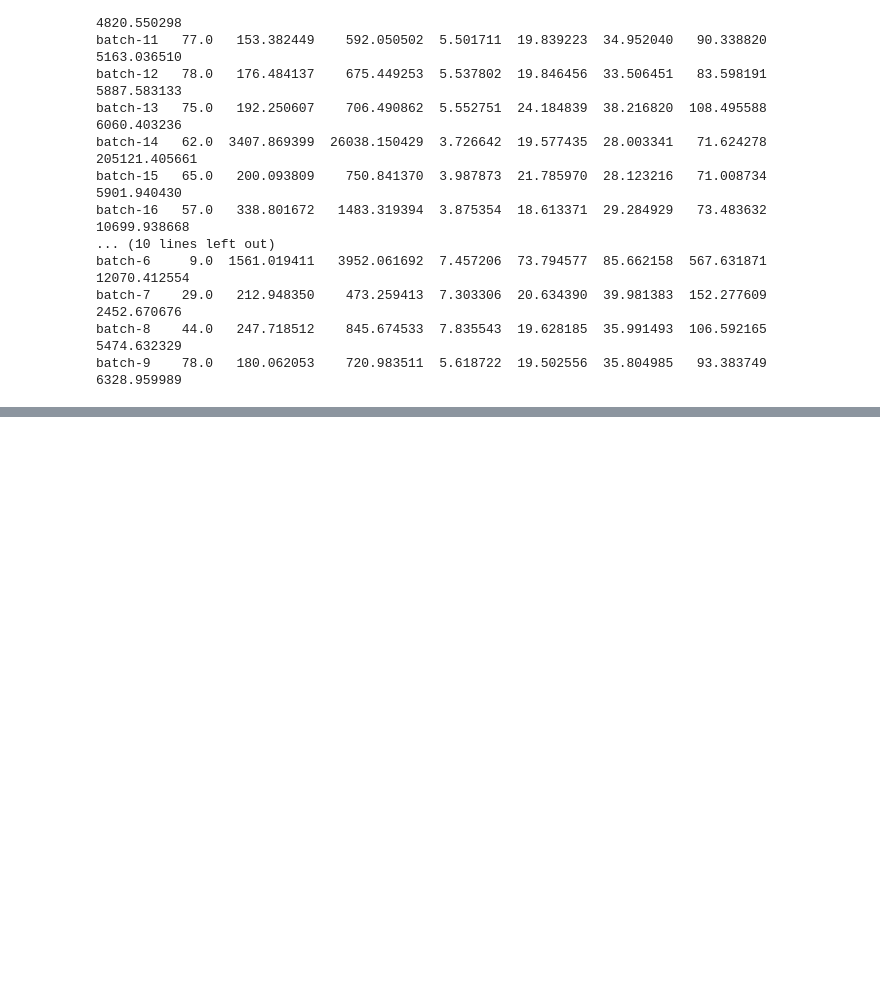
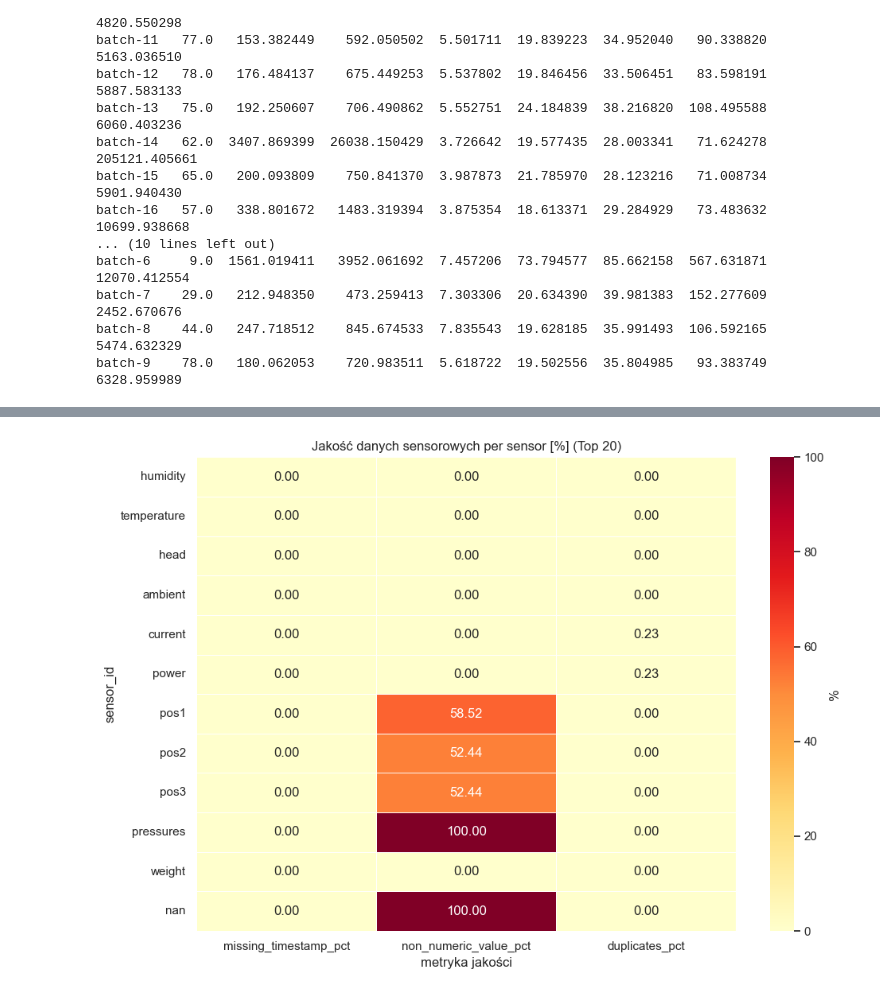
Before and after one commit to midusza04/MAPB, a Jupyter notebook: milestone1_cotton_candy_fixed.ipynb, the cells around one changed output, grey strips where cells are left out. Saved outputs shown, nothing was run; the diff lists cells and outputs as text; code cells hidden in the pictures; blank space fills up the shorter version.

Commit message:
milestone1

```diff
--- a/milestone1_cotton_candy_fixed.ipynb
+++ b/milestone1_cotton_candy_fixed.ipynb
@@ -838,8 +1018,13 @@ if case_events and case_min_ts:
 # Boxplot: rozkład czasu trwania case per batch
 if not durations_series.empty and case_batch:
     # Zbuduj DataFrame z duration per batch używając case_batch
+    duration_map = {
+        k: (case_max_ts[k] - case_min_ts[k]).total_seconds()
+        for k in case_events
+        if k in case_min_ts and k in case_max_ts
+    }
     df_batch_duration_list = []
-    for case_key, duration_sec in zip(case_events.keys(), durations_series):
+    for case_key, duration_sec in duration_map.items():
         batch_name = case_batch.get(case_key, "unknown")
         df_batch_duration_list.append({"batch": batch_name, "duration_sec": duration_sec})
 
@@ -885,0 +1504,86 @@ batch-9    78.0   180.062053    720.983511  5.618722  19.502556  35.804985   93.
+# %%
+# 11. Heatmapa jakości sensorów i eksport CSV
+export_dir = BASE_DIR / "reports" / "milestone1"
+export_dir.mkdir(parents=True, exist_ok=True)
+
+if "df_sensors" not in globals() or df_sensors.empty:
+    raise ValueError("Brak df_sensors. Uruchom najpierw sekcję 8 (komórka 20).")
+
+# Upewniamy się, że kolumny pomocnicze istnieją
+if "sensor_value_num_clean" not in df_sensors.columns:
+    df_sensors["sensor_value_num_clean"] = pd.to_numeric(df_sensors["sensor_value_num"], errors="coerce")
+
+df_sensors_local = df_sensors.copy()
+df_sensors_local["sensor_id"] = df_sensors_local["sensor_id"].astype(str).str.strip()
+df_sensors_local.loc[df_sensors_local["sensor_id"].isin(["", "None", "nan"]), "sensor_id"] = np.nan
+
+sensor_quality = (
+    df_sensors_local.groupby("sensor_id", dropna=False)
+    .agg(
+        records=("sensor_id", "size"),
+        missing_timestamp=("sensor_timestamp", lambda s: s.isna().sum()),
+        non_numeric_value=("sensor_value_num_clean", lambda s: s.isna().sum()),
+    )
+    .sort_values("records", ascending=False)
+)
+
+sensor_quality["missing_timestamp_pct"] = (sensor_quality["missing_timestamp"] / sensor_quality["records"] * 100).round(2)
+sensor_quality["non_numeric_value_pct"] = (sensor_quality["non_numeric_value"] / sensor_quality["records"] * 100).round(2)
+
+dup_series = (
+    df_sensors_local["case_id"].astype(str)
+    + "|" + df_sensors_local["sensor_id"].astype(str)
+    + "|" + df_sensors_local["sensor_timestamp"].astype(str)
+    + "|" + df_sensors_local["sensor_value_raw"].map(lambda x: repr(x))
+    + "|" + df_sensors_local["file_name"].astype(str)
+)
+is_dup = dup_series.duplicated()
+dup_per_sensor = df_sensors_local.loc[is_dup].groupby("sensor_id").size()
+sensor_quality["duplicates"] = dup_per_sensor
+sensor_quality["duplicates"] = sensor_quality["duplicates"].fillna(0).astype(int)
+sensor_quality["duplicates_pct"] = (sensor_quality["duplicates"] / sensor_quality["records"] * 100).round(2)
+
+heat_df = sensor_quality.head(20)[["missing_timestamp_pct", "non_numeric_value_pct", "duplicates_pct"]]
+plt.figure(figsize=(10, 7))
+sns.heatmap(heat_df, annot=True, fmt=".2f", cmap="YlOrRd", linewidths=0.5, cbar_kws={"label": "%"})
+plt.title("Jakość danych sensorowych per sensor [%] (Top 20)")
+plt.xlabel("metryka jakości")
+plt.ylabel("sensor_id")
+plt.tight_layout()
+plt.show()
+
+summary_df = pd.DataFrame([
+    {
+        "liczba_zdarzen": len(df_events),
+        "liczba_przypadkow": df_events["case_id"].nunique() if "case_id" in df_events.columns else np.nan,
+        "liczba_aktywnosci": df_events["activity"].nunique() if "activity" in df_events.columns else np.nan,
+        "liczba_punktow_sensorowych": len(df_sensors_local),
+        "liczba_typow_sensorow": df_sensors_local["sensor_id"].nunique(dropna=True),
+    }
+])
+
+sensor_freq_export = df_sensors_local["sensor_id"].dropna().value_counts().rename_axis("sensor_id").reset_index(name="count")
+
+numeric_stats_export = (
+    df_sensors_local.dropna(subset=["sensor_id", "sensor_value_num_clean"])
+    .groupby("sensor_id")["sensor_value_num_clean"]
+    .describe()
+    .reset_index()
+)
+
+summary_df.to_csv(export_dir / "m1_summary.csv", index=False, encoding="utf-8")
+milestone1_checklist.to_csv(export_dir / "m1_checklist.csv", index=False, encoding="utf-8")
+missing_table.reset_index(names="column").to_csv(export_dir / "m1_event_missing_table.csv", index=False, encoding="utf-8")
+sensor_quality.reset_index().to_csv(export_dir / "m1_sensor_quality_per_sensor.csv", index=False, encoding="utf-8")
+sensor_freq_export.to_csv(export_dir / "m1_sensor_frequency.csv", index=False, encoding="utf-8")
+numeric_stats_export.to_csv(export_dir / "m1_sensor_numeric_stats.csv", index=False, encoding="utf-8")
+
+print("Zapisano CSV do:", export_dir)
+print("- m1_summary.csv")
+print("- m1_checklist.csv")
+print("- m1_event_missing_table.csv")
+print("- m1_sensor_quality_per_sensor.csv")
+print("- m1_sensor_frequency.csv")
+print("- m1_sensor_numeric_stats.csv")
+# %% [output]
+[figure, added]
```
Also changed, not shown: parts of 21 cells of this notebook, 10 other files.
